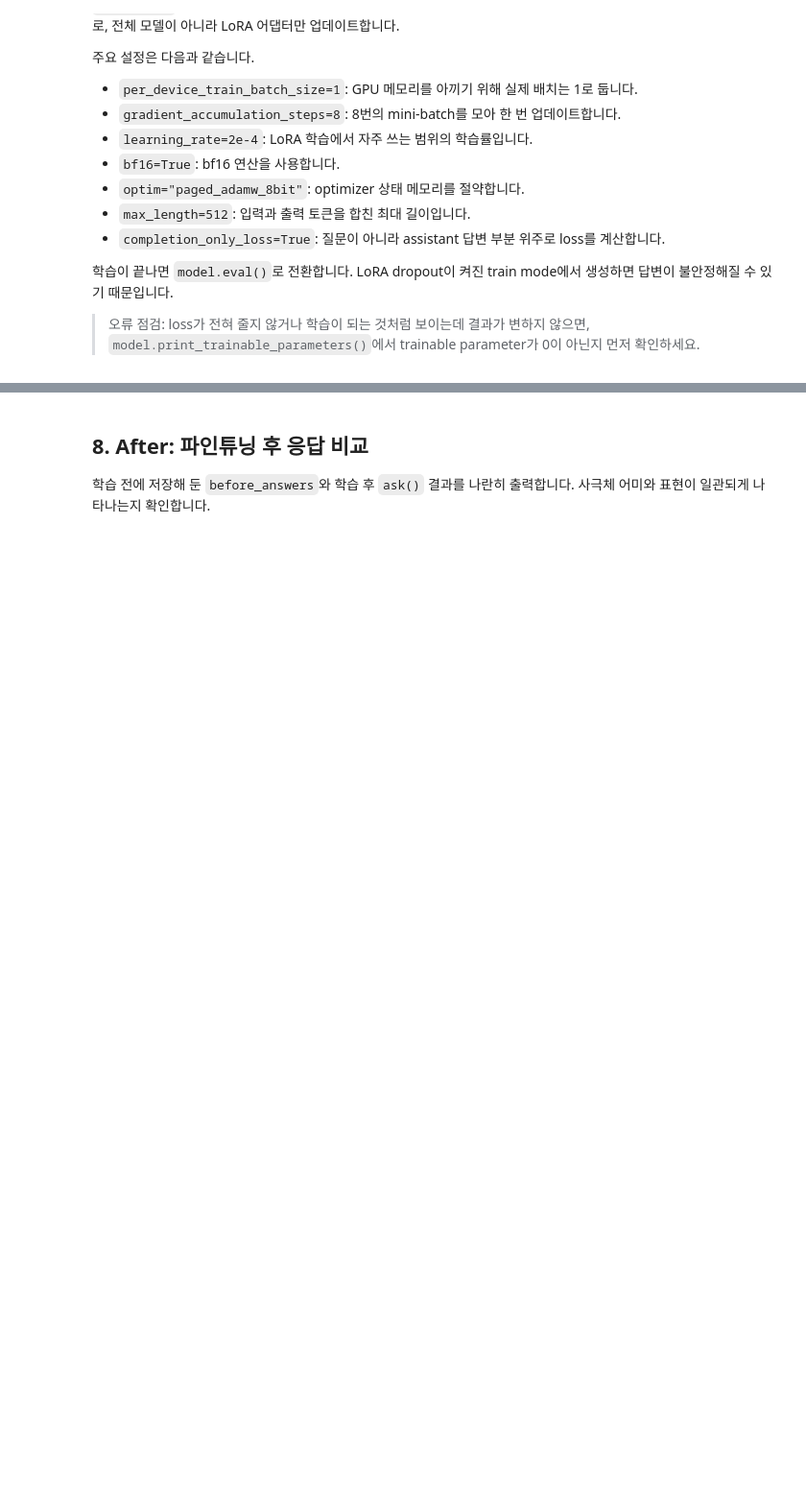
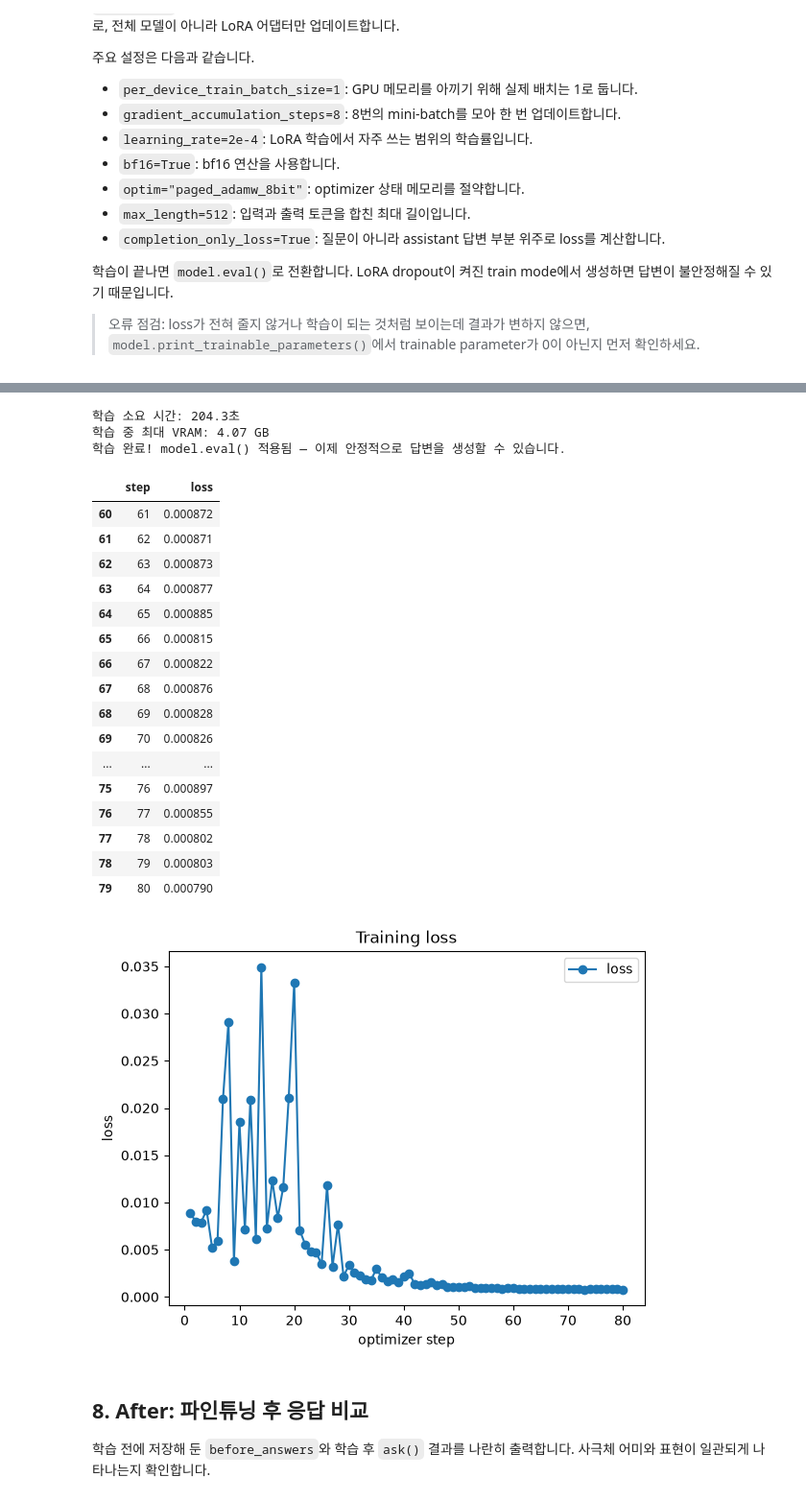
Before and after one commit to KIMMINJUNG02/gg_qlora_ft_ex, a Jupyter notebook: 4-2.lora_.ipynb, the cells around one changed output, grey strips where cells are left out. Shown at 96% size. Drawn from its saved outputs; the diff is of its cells as text; code cells hidden in the pictures; blank space fills up the shorter version.

```diff
--- a/4-2.lora_.ipynb
+++ b/4-2.lora_.ipynb
@@ -391,30 +404,36 @@ from trl import SFTTrainer, SFTConfig
 
 training_args = SFTConfig(
     output_dir="./output/sample_a1_interview_lora",
-    num_train_epochs=8,
+    #num_train_epochs=8,
+    max_steps=80,
     per_device_train_batch_size=1,
     gradient_accumulation_steps=8,
     gradient_checkpointing=True,
+    gradient_checkpointing_kwargs={"use_reentrant": False},
     learning_rate=2e-4,
-    logging_steps=5,
+    warmup_ratio=0.05,
+    max_grad_norm=0.3,
+    lr_scheduler_type="cosine",
+    logging_steps=1,
     save_strategy="no",
     bf16=True,
+    fp16=False,
     optim="paged_adamw_8bit",
     max_length=512,
     completion_only_loss=True,
+    eos_token=tokenizer.eos_token,
     report_to="none",
+
+    seed=SEED,
+    data_seed=SEED
 )
 
 trainer = SFTTrainer(
     model=model,
     args=training_args,
     train_dataset=dataset,
+    processing_class=tokenizer,
 )
 
-trainer.train()
-
-# 학습이 끝나면 반드시 eval 모드로 전환합니다.
-# (LoRA dropout이 생성 중에도 계속 켜져 있으면 답변이 불안정해집니다)
-model.eval()
-print("학습 완료! model.eval() 적용됨 — 이제 안정적으로 답변을 생성할 수 있습니다.")
+train_result = trainer.train()
 # %% [output]
@@ -429,3 +457,55 @@ print("학습 완료! model.eval() 적용됨 — 이제 안정적으로 답변
+# %%
+peak_vram = torch.cuda.max_memory_allocated() / 1024**3
+
+print(f"학습 소요 시간: {train_result.metrics['train_runtime']:.1f}초")
+print(f"학습 중 최대 VRAM: {peak_vram:.2f} GB")
+
+
+# 학습이 끝나면 반드시 eval 모드로 전환합니다.
+# (LoRA dropout이 생성 중에도 계속 켜져 있으면 답변이 불안정해집니다)
+model.eval()
+print("학습 완료! model.eval() 적용됨 — 이제 안정적으로 답변을 생성할 수 있습니다.")
+# %% [output]
+학습 소요 시간: 204.3초
+학습 중 최대 VRAM: 4.07 GB
+학습 완료! model.eval() 적용됨 — 이제 안정적으로 답변을 생성할 수 있습니다.
+# %%
+import pandas as pd
+import matplotlib.pyplot as plt
+
+loss_rows = [
+    {"step": row["step"], "loss": row["loss"]}
+    for row in trainer.state.log_history
+    if "loss" in row and "step" in row
+]
+
+loss_df = pd.DataFrame(loss_rows)
+display(loss_df.tail(20))
+
+if len(loss_df) > 0:
+    ax = loss_df.plot(x="step", y="loss", marker="o", title="Training loss")
+    ax.set_xlabel("optimizer step")
+    ax.set_ylabel("loss")
+    plt.show()
+# %% [output]
+|  | step | loss |
+| 60 | 61 | 0.000872 |
+| 61 | 62 | 0.000871 |
+| 62 | 63 | 0.000873 |
+| 63 | 64 | 0.000877 |
+| 64 | 65 | 0.000885 |
+| 65 | 66 | 0.000815 |
+| 66 | 67 | 0.000822 |
+| 67 | 68 | 0.000876 |
+| 68 | 69 | 0.000828 |
+| 69 | 70 | 0.000826 |
+| ... | ... | ... |
+| 75 | 76 | 0.000897 |
+| 76 | 77 | 0.000855 |
+| 77 | 78 | 0.000802 |
+| 78 | 79 | 0.000803 |
+| 79 | 80 | 0.000790 |
+[figure, added]
 # %% [markdown]
 ## 8. After: 파인튜닝 후 응답 비교
 
```
Also changed, not shown: parts of 6 cells of this notebook, 10 other files.
